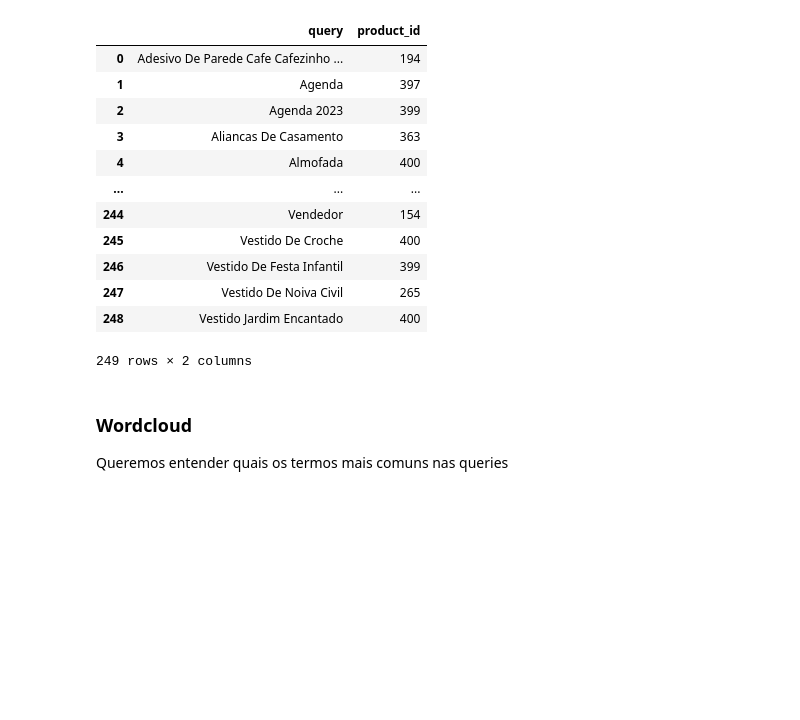
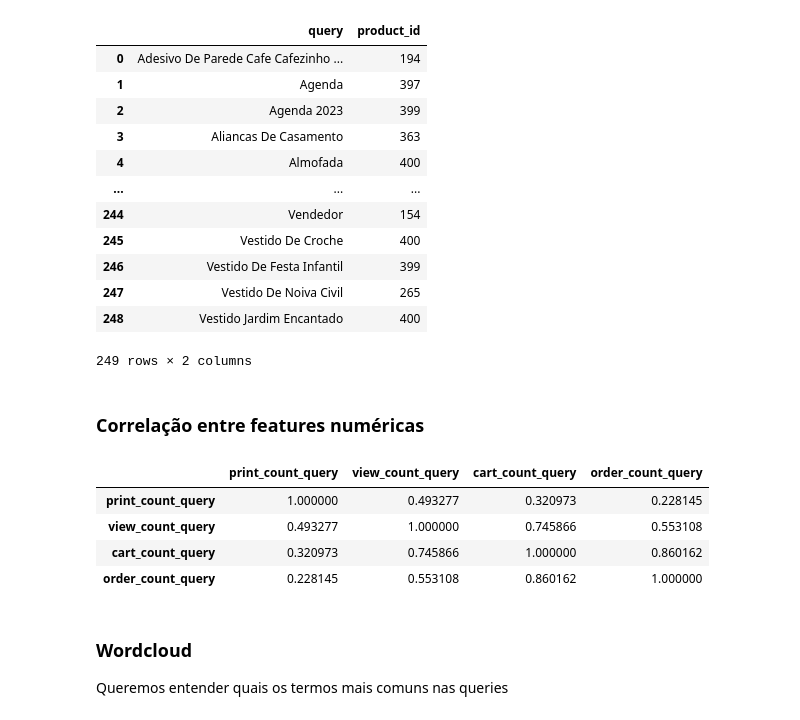
Before and after one commit to brenomatos/case, a Jupyter notebook: exp-analysis.ipynb, the cells around one changed output. Saved outputs shown, nothing was run; the diff lists cells and outputs as text; code cells hidden in the pictures; blank space fills up the shorter version.

```diff
--- a/exp-analysis.ipynb
+++ b/exp-analysis.ipynb
@@ -378,6 +372,19 @@ pairs.groupby("query",as_index=False).count()[["query","product_id"]]
 | 247 | Vestido De Noiva Civil | 265 |
 | 248 | Vestido Jardim Encantado | 400 |
 249 rows × 2 columns
+# %% [markdown]
+### Correlação entre features numéricas
+# %%
+numerical_cols = ["print_count_query","view_count_query","cart_count_query","order_count_query"]
+
+df3=pairs[numerical_cols].corr()
+df3
+# %% [output]
+|  | print_count_query | view_count_query | cart_count_query | order_count_query |
+| print_count_query | 1.000000 | 0.493277 | 0.320973 | 0.228145 |
+| view_count_query | 0.493277 | 1.000000 | 0.745866 | 0.553108 |
+| cart_count_query | 0.320973 | 0.745866 | 1.000000 | 0.860162 |
+| order_count_query | 0.228145 | 0.553108 | 0.860162 | 1.000000 |
 # %% [markdown]
 ### Wordcloud
 
```
Also changed, not shown: parts of 1 cell of this notebook.
